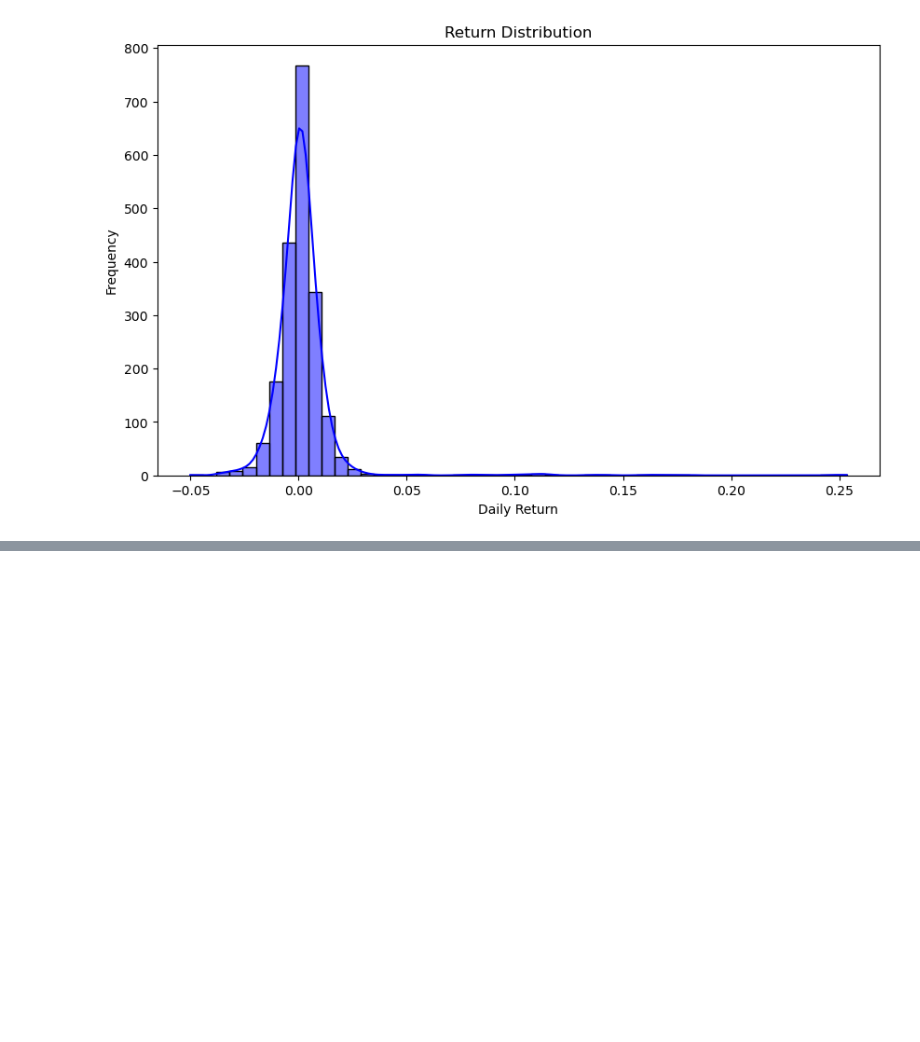
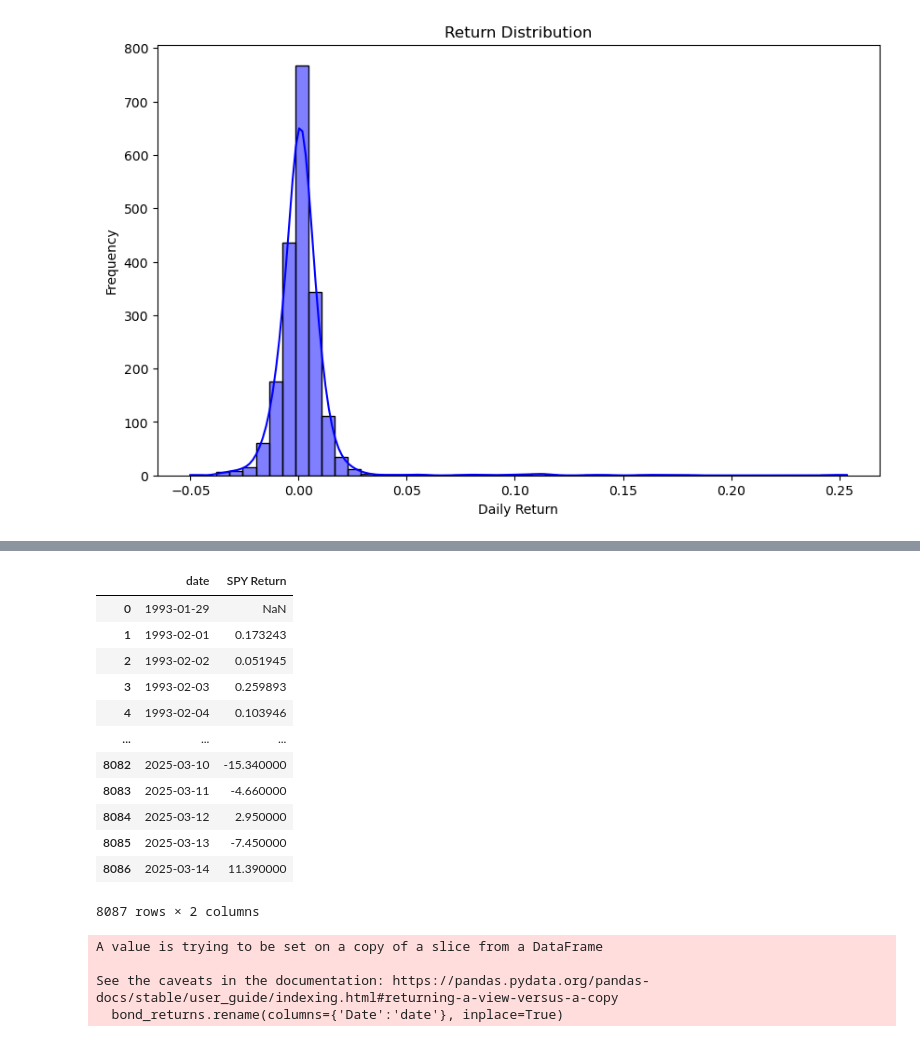
Before and after one commit to mschaefer77/MF-Project, a Jupyter notebook: Total_overall_hedge.ipynb, the cells around one changed output, grey strips where cells are left out. Drawn from its saved outputs; the diff is of its cells as text; code cells hidden in the pictures; blank space fills up the shorter version.

```diff
--- a/Total_overall_hedge.ipynb
+++ b/Total_overall_hedge.ipynb
@@ -301,0 +321,25 @@ Notes:
+# %%
+spy_returns_df = (
+    spy_df
+      .sort_values(by='Date')
+      .set_index('Date')['Adj Close']
+      .diff()
+      .reset_index(name='SPY Return')
+      .rename(columns={'Date':'date'})
+)
+
+spy_returns_df
+# %% [output]
+|  | date | SPY Return |
+| 0 | 1993-01-29 | NaN |
+| 1 | 1993-02-01 | 0.173243 |
+| 2 | 1993-02-02 | 0.051945 |
+| 3 | 1993-02-03 | 0.259893 |
+| 4 | 1993-02-04 | 0.103946 |
+| ... | ... | ... |
+| 8082 | 2025-03-10 | -15.340000 |
+| 8083 | 2025-03-11 | -4.660000 |
+| 8084 | 2025-03-12 | 2.950000 |
+| 8085 | 2025-03-13 | -7.450000 |
+| 8086 | 2025-03-14 | 11.390000 |
+8087 rows × 2 columns
@@ -301,0 +353,17 @@ Notes:
+# %%
+import datetime as dt
+import yfinance as yf
+
+start = dt.datetime(2000, 1, 1)
+end = dt.datetime.today()
+
+ief = yf.download("IEF", start=start, end=end, progress=False)
+ief["Total_Return"] = ief["Close"].pct_change()
+ief.reset_index(inplace=True)
+bond_returns = ief[['Date', 'Close']]
+bond_returns.rename(columns={'Date':'date'}, inplace=True)
+# %% [output]
+A value is trying to be set on a copy of a slice from a DataFrame
+
+See the caveats in the documentation: https://pandas.pydata.org/pandas-docs/stable/user_guide/indexing.html#returning-a-view-versus-a-copy
+  bond_returns.rename(columns={'Date':'date'}, inplace=True)
```
Also changed, not shown: parts of 8 cells of this notebook.
